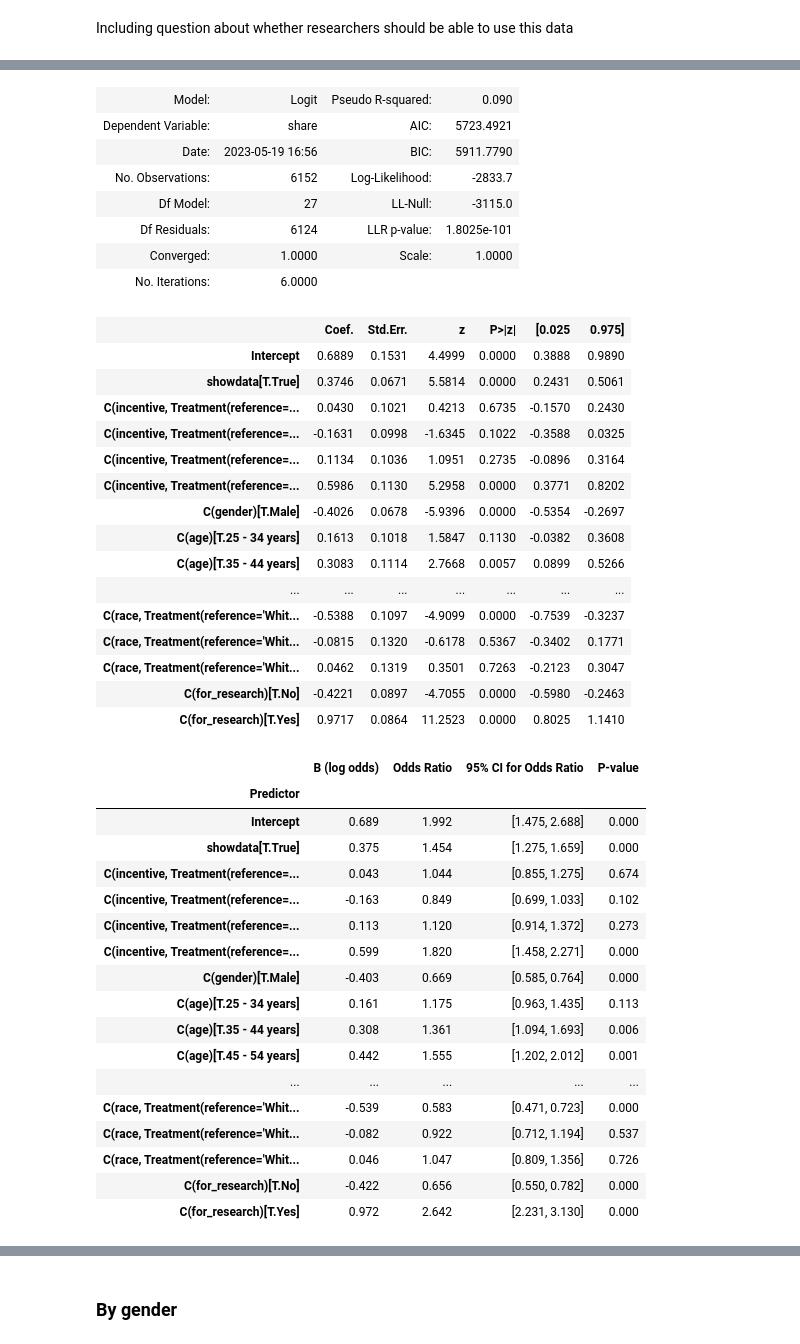
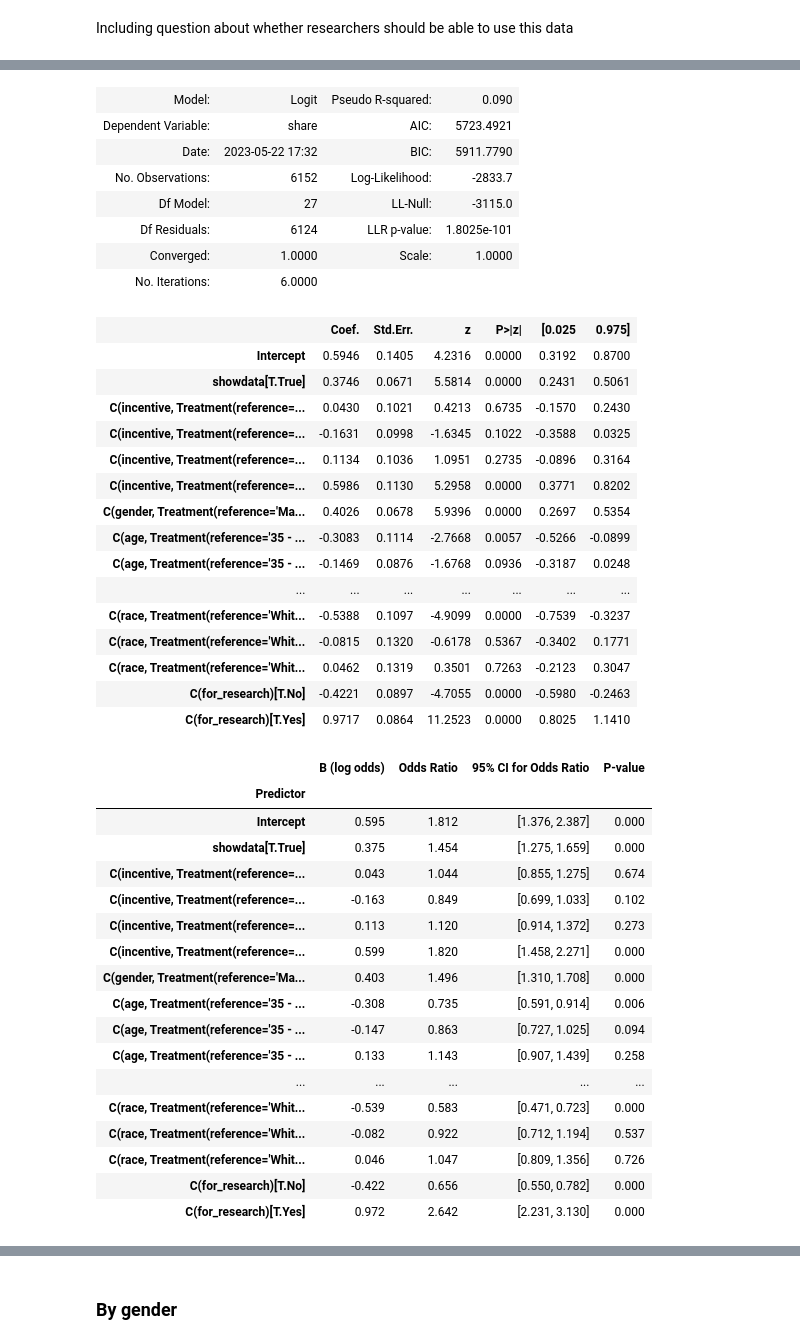
Before and after one commit to aberke/amazon-study, a Jupyter notebook: data-analysis/survey-data.ipynb, the cells around one changed output, grey strips where cells are left out. Cells and saved outputs as stored; diff of their text form; code cells hidden in the pictures.

```diff
--- a/data-analysis/survey-data.ipynb
+++ b/data-analysis/survey-data.ipynb
@@ -739,7 +696,7 @@ Optimization terminated successfully.
 Including question about whether researchers should be able to use this data
 # %%
 formula = "share ~ showdata + C(incentive, Treatment(reference='control'))"
-formula += " + C(gender) + C(age)"
+formula += " + C(gender, Treatment(reference='Male')) + C(age, Treatment(reference='35 - 44 years'))"
 # median household income ~$70k, use that group as reference
 formula += " + C(income, Treatment(reference='\$50,000 - \$74,999'))"
 formula += " + C(edu) + C(race, Treatment(reference='White or Caucasian'))"
@@ -755,24 +712,24 @@ share ~ showdata + C(incentive, Treatment(reference='control')) + C(gender) + C(
 Optimization terminated successfully.
          Current function value: 0.460622
          Iterations 6
 | Model: | Logit | Pseudo R-squared: | 0.090 |
 | Dependent Variable: | share | AIC: | 5723.4921 |
-| Date: | 2023-05-19 16:56 | BIC: | 5911.7790 |
+| Date: | 2023-05-22 17:32 | BIC: | 5911.7790 |
 | No. Observations: | 6152 | Log-Likelihood: | -2833.7 |
 | Df Model: | 27 | LL-Null: | -3115.0 |
 | Df Residuals: | 6124 | LLR p-value: | 1.8025e-101 |
 | Converged: | 1.0000 | Scale: | 1.0000 |
 | No. Iterations: | 6.0000 |  |  |
 |  | Coef. | Std.Err. | z | P>|z| | [0.025 | 0.975] |
-| Intercept | 0.6889 | 0.1531 | 4.4999 | 0.0000 | 0.3888 | 0.9890 |
+| Intercept | 0.5946 | 0.1405 | 4.2316 | 0.0000 | 0.3192 | 0.8700 |
 | showdata[T.True] | 0.3746 | 0.0671 | 5.5814 | 0.0000 | 0.2431 | 0.5061 |
 | C(incentive, Treatment(reference=... | 0.0430 | 0.1021 | 0.4213 | 0.6735 | -0.1570 | 0.2430 |
 | C(incentive, Treatment(reference=... | -0.1631 | 0.0998 | -1.6345 | 0.1022 | -0.3588 | 0.0325 |
 | C(incentive, Treatment(reference=... | 0.1134 | 0.1036 | 1.0951 | 0.2735 | -0.0896 | 0.3164 |
 | C(incentive, Treatment(reference=... | 0.5986 | 0.1130 | 5.2958 | 0.0000 | 0.3771 | 0.8202 |
-| C(gender)[T.Male] | -0.4026 | 0.0678 | -5.9396 | 0.0000 | -0.5354 | -0.2697 |
-| C(age)[T.25 - 34 years] | 0.1613 | 0.1018 | 1.5847 | 0.1130 | -0.0382 | 0.3608 |
-| C(age)[T.35 - 44 years] | 0.3083 | 0.1114 | 2.7668 | 0.0057 | 0.0899 | 0.5266 |
+| C(gender, Treatment(reference='Ma... | 0.4026 | 0.0678 | 5.9396 | 0.0000 | 0.2697 | 0.5354 |
+| C(age, Treatment(reference='35 - ... | -0.3083 | 0.1114 | -2.7668 | 0.0057 | -0.5266 | -0.0899 |
+| C(age, Treatment(reference='35 - ... | -0.1469 | 0.0876 | -1.6768 | 0.0936 | -0.3187 | 0.0248 |
 | ... | ... | ... | ... | ... | ... | ... |
 | C(race, Treatment(reference='Whit... | -0.5388 | 0.1097 | -4.9099 | 0.0000 | -0.7539 | -0.3237 |
 | C(race, Treatment(reference='Whit... | -0.0815 | 0.1320 | -0.6178 | 0.5367 | -0.3402 | 0.1771 |
@@ -781,16 +738,16 @@ Optimization terminated successfully.
 | C(for_research)[T.Yes] | 0.9717 | 0.0864 | 11.2523 | 0.0000 | 0.8025 | 1.1410 |
 |  | B (log odds) | Odds Ratio | 95% CI for Odds Ratio | P-value |
 | Predictor |  |  |  |  |
-| Intercept | 0.689 | 1.992 | [1.475, 2.688] | 0.000 |
+| Intercept | 0.595 | 1.812 | [1.376, 2.387] | 0.000 |
 | showdata[T.True] | 0.375 | 1.454 | [1.275, 1.659] | 0.000 |
 | C(incentive, Treatment(reference=... | 0.043 | 1.044 | [0.855, 1.275] | 0.674 |
 | C(incentive, Treatment(reference=... | -0.163 | 0.849 | [0.699, 1.033] | 0.102 |
 | C(incentive, Treatment(reference=... | 0.113 | 1.120 | [0.914, 1.372] | 0.273 |
 | C(incentive, Treatment(reference=... | 0.599 | 1.820 | [1.458, 2.271] | 0.000 |
-| C(gender)[T.Male] | -0.403 | 0.669 | [0.585, 0.764] | 0.000 |
-| C(age)[T.25 - 34 years] | 0.161 | 1.175 | [0.963, 1.435] | 0.113 |
-| C(age)[T.35 - 44 years] | 0.308 | 1.361 | [1.094, 1.693] | 0.006 |
-| C(age)[T.45 - 54 years] | 0.442 | 1.555 | [1.202, 2.012] | 0.001 |
+| C(gender, Treatment(reference='Ma... | 0.403 | 1.496 | [1.310, 1.708] | 0.000 |
+| C(age, Treatment(reference='35 - ... | -0.308 | 0.735 | [0.591, 0.914] | 0.006 |
+| C(age, Treatment(reference='35 - ... | -0.147 | 0.863 | [0.727, 1.025] | 0.094 |
+| C(age, Treatment(reference='35 - ... | 0.133 | 1.143 | [0.907, 1.439] | 0.258 |
 | ... | ... | ... | ... | ... |
 | C(race, Treatment(reference='Whit... | -0.539 | 0.583 | [0.471, 0.723] | 0.000 |
 | C(race, Treatment(reference='Whit... | -0.082 | 0.922 | [0.712, 1.194] | 0.537 |
```
Also changed, not shown: parts of 32 cells of this notebook.
